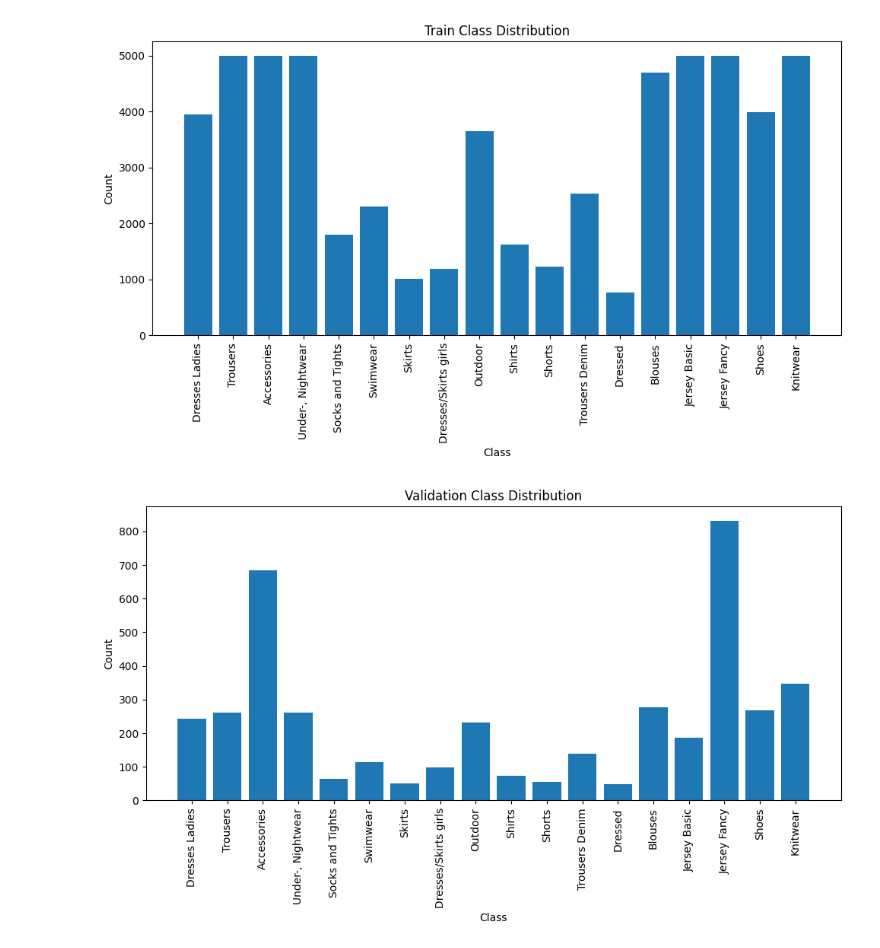
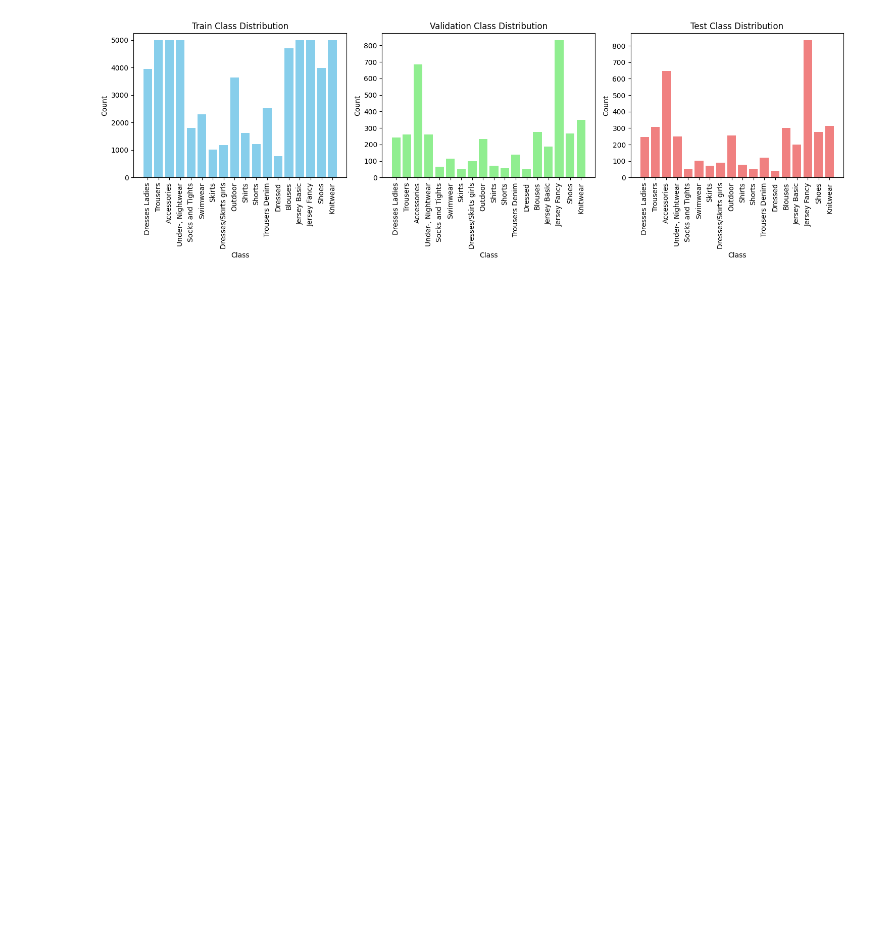
Before and after one commit to Samin765/DD2430_Project, a Jupyter notebook: src/Skiss.ipynb, the cells around one changed output. Cells and saved outputs as stored; diff of their text form; code cells hidden in the pictures; blank space fills up the shorter version.

```diff
--- a/src/Skiss.ipynb
+++ b/src/Skiss.ipynb
@@ -1,35 +1,32 @@
 # %%
 import matplotlib.pyplot as plt
+import importlib
+import model_functions, utils, training, datasets
+def update():# if you change our files
+    import model_functions, utils, training, datasets
+    for lib in [model_functions, utils, training, datasets]:
+        importlib.reload(lib)# issues with not updating
+update()
 
+# Data
 train_data = {'Dresses Ladies': 3947, 'Trousers': 5000, 'Accessories': 5000, 'Under-, Nightwear': 5000,
               'Socks and Tights': 1798, 'Swimwear': 2301, 'Skirts': 1016, 'Dresses/Skirts girls': 1184,
               'Outdoor': 3644, 'Shirts': 1623, 'Shorts': 1228, 'Trousers Denim': 2532, 'Dressed': 772,
               'Blouses': 4701, 'Jersey Basic': 5000, 'Jersey Fancy': 5000, 'Shoes': 3989, 'Knitwear': 5000}
 
 val_data = {'Dresses Ladies': 244, 'Trousers': 261, 'Accessories': 685, 'Under-, Nightwear': 261,
             'Socks and Tights': 65, 'Swimwear': 115, 'Skirts': 51, 'Dresses/Skirts girls': 99,
             'Outdoor': 232, 'Shirts': 73, 'Shorts': 55, 'Trousers Denim': 138, 'Dressed': 49,
             'Blouses': 277, 'Jersey Basic': 187, 'Jersey Fancy': 832, 'Shoes': 267, 'Knitwear': 348}
 
 test_data = {'Dresses Ladies': 246, 'Trousers': 306, 'Accessories': 647, 'Under-, Nightwear': 249,
              'Socks and Tights': 55, 'Swimwear': 101, 'Skirts': 73, 'Dresses/Skirts girls': 90,
              'Outdoor': 254, 'Shirts': 77, 'Shorts': 54, 'Trousers Denim': 120, 'Dressed': 41,
              'Blouses': 301, 'Jersey Basic': 200, 'Jersey Fancy': 834, 'Shoes': 277, 'Knitwear': 315}
 
-def plot_histogram(data, title):
-    plt.figure(figsize=(10, 6))
-    plt.bar(data.keys(), data.values())
-    plt.xticks(rotation=90)
-    plt.title(title)
-    plt.xlabel('Class')
-    plt.ylabel('Count')
-    plt.tight_layout()
-    plt.show()
 
-# Plot histograms for train, val, and test sets
-plot_histogram(train_data, 'Train Class Distribution')
-plot_histogram(val_data, 'Validation Class Distribution')
-plot_histogram(test_data, 'Test Class Distribution')
+
+# Plot histograms without sharing the same scale
+utils.plot_histograms_different_scales(train_data, val_data, test_data)
 # %% [output]
-[figure, old version]
+[figure, new version]
-[figure, removed]
```
Also changed, not shown: parts of 2 cells of this notebook, 2 other files.
